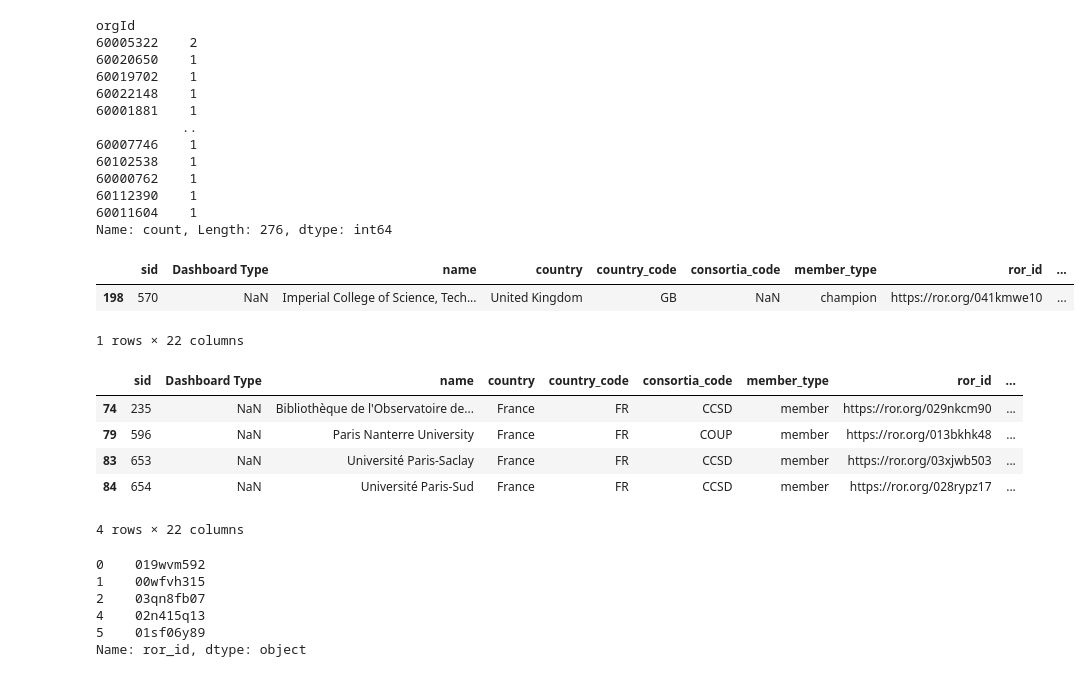
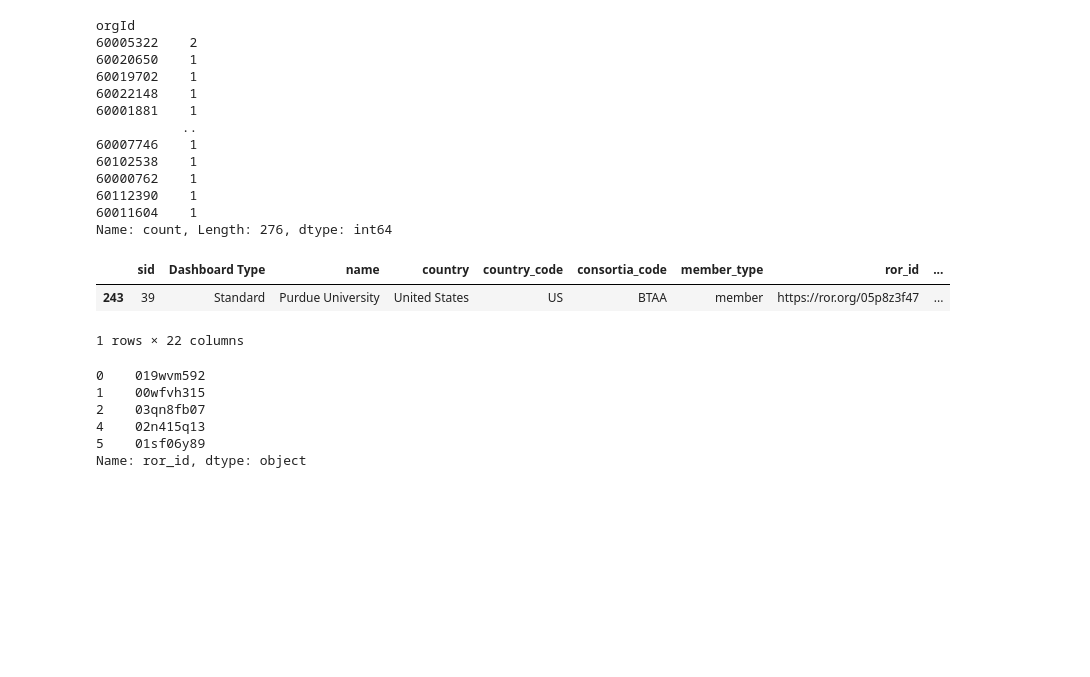
Before and after one commit to arXiv/metadata-vertexai, a Jupyter notebook: ccameron_evaluate.ipynb, the cells around one changed output. Saved outputs shown, nothing was run; the diff lists cells and outputs as text; code cells hidden in the pictures; blank space fills up the shorter version.

```diff
--- a/ccameron_evaluate.ipynb
+++ b/ccameron_evaluate.ipynb
@@ -284,18 +285,12 @@ orgId
 60011604    1
 Name: count, Length: 276, dtype: int64
 # %%
-vip_df[vip_df['orgId'] == "60015150"]
-vip_df[vip_df['name'].str.contains("Paris")]
+#vip_df[vip_df['orgId'] == "60015150"]
+vip_df[vip_df['name'].str.contains("Purdue")]
 # %% [output]
 |  | sid | Dashboard Type | name | country | country_code | consortia_code | member_type | ror_id | ... |
-| 198 | 570 | NaN | Imperial College of Science, Tech... | United Kingdom | GB | NaN | champion | https://ror.org/041kmwe10 | ... |
+| 243 | 39 | Standard | Purdue University | United States | US | BTAA | member | https://ror.org/05p8z3f47 | ... |
 1 rows × 22 columns
-|  | sid | Dashboard Type | name | country | country_code | consortia_code | member_type | ror_id | ... |
-| 74 | 235 | NaN | Bibliothèque de l'Observatoire de... | France | FR | CCSD | member | https://ror.org/029nkcm90 | ... |
-| 79 | 596 | NaN | Paris Nanterre University | France | FR | COUP | member | https://ror.org/013bkhk48 | ... |
-| 83 | 653 | NaN | Université Paris-Saclay | France | FR | CCSD | member | https://ror.org/03xjwb503 | ... |
-| 84 | 654 | NaN | Université Paris-Sud | France | FR | CCSD | member | https://ror.org/028rypz17 | ... |
-4 rows × 22 columns
 # %%
 vip_df.head()['ror_id'].apply(lambda x: x.rsplit('/')[-1])
 # %% [output]
```
Also changed, not shown: parts of 33 cells of this notebook, 2 other files.
